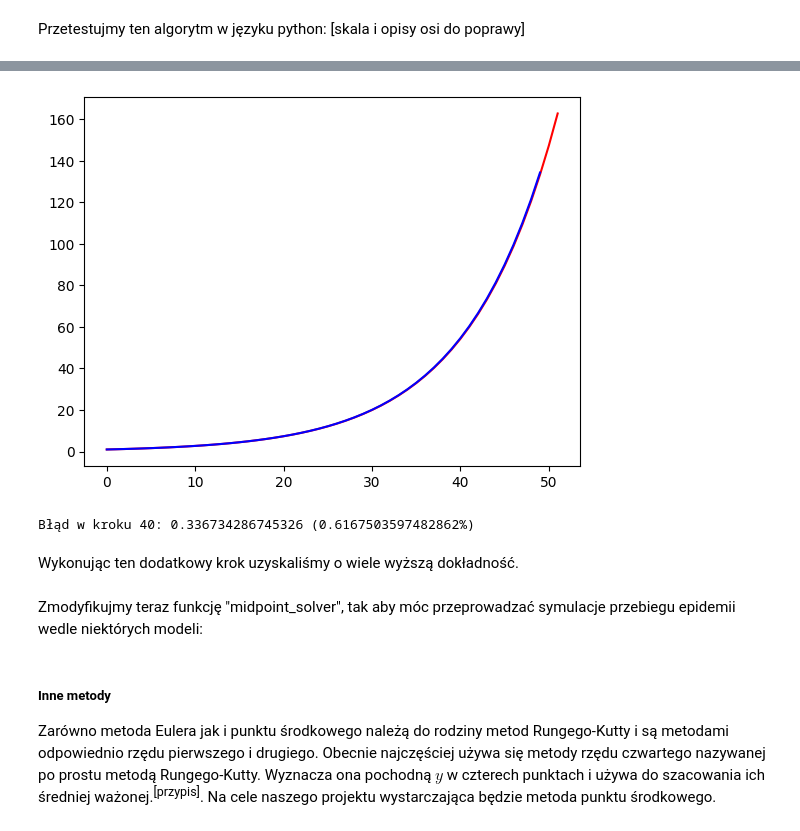
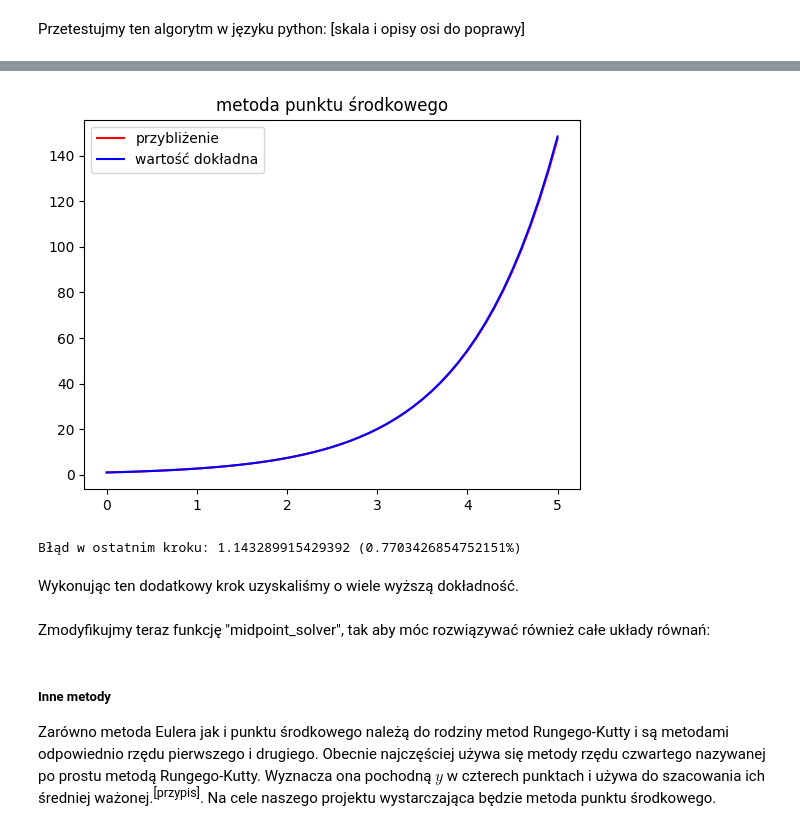
Before and after one commit to aleksanderboberski/rrwt-projekt-seir, a Jupyter notebook: Boberski_Pytel.ipynb, the cells around one changed output, grey strips where cells are left out. Saved outputs shown, nothing was run; the diff lists cells and outputs as text; code cells hidden in the pictures.

```diff
--- a/Boberski_Pytel.ipynb
+++ b/Boberski_Pytel.ipynb
@@ -76,30 +79,33 @@ Zauważmy, że jeśli funkcja jest wklęsła lub wypukła na interwale $h$ (dla
 # %%
 def midpoint_demo(f, y0, tlim, step = 0.1): #taka sama konwencja jak w euler_solver
     y, t = [y0], 0 #lista przybliżonych wartości, czas
-    while t < tlim:
+    while t < tlim-step:
         dy = f(t, y[-1]) #przybliżenie punktu środkowego metodą Eulera
         midpoint = y[-1] + (dy*(step/2))
 
         dy = f(t+(step/2), midpoint) #pochodna w punkcie środkowym
-        y.append(y[-1] + (dy*step)) #przybliżenie wartości y za pomocą pochodnej w punkcie środkowym
+        y.append(y[-1] + (dy*step)) #przybliżenie kolejnej wartości y za pomocą pochodnej w punkcie środkowym
 
         t += step
     return y
 
+T = [t/10 for t in range (51)]
 y1 = midpoint_demo(lambda t, y: y, 1, 5) #równanie y'=y, y0=1
-y2 = [e**(t/10) for t in range(50)] #rozwiązanie analityczne czyli e^t
+y2 = [e**t for t in T] #rozwiązanie analityczne czyli e^t
 
-plt.plot(y1, color='red')
-plt.plot(y2, color='blue')
+plt.title("metoda punktu środkowego")
+plt.plot(T, y1, color='red', label='przybliżenie')
+plt.plot(T, y2, color='blue', label='wartość dokładna')
+plt.legend()
 plt.show()
-print(f"Błąd w kroku 40: {y2[40]-y1[40]} ({ ((y2[40]-y1[40]) / y2[40])*100 }%)")
+print(f"Błąd w ostatnim kroku: {y2[50]-y1[50]} ({ ((y2[50]-y1[50]) / y2[50])*100 }%)")
 # %% [output]
-[figure, old version]
+[figure, new version]
-Błąd w kroku 40: 0.336734286745326 (0.6167503597482862%)
+Błąd w ostatnim kroku: 1.143289915429392 (0.7703426854752151%)
 # %% [markdown]
 Wykonując ten dodatkowy krok uzyskaliśmy o wiele wyższą dokładność.
 # %% [markdown]
-<p1>Zmodyfikujmy teraz funkcję "midpoint_solver", tak aby móc przeprowadzać symulacje przebiegu epidemii wedle niektórych modeli:</p1>
+<p1>Zmodyfikujmy teraz funkcję "midpoint_solver", tak aby móc rozwiązywać również całe układy równań:</p1>
 # %%
 def midpoint_solver(f, y0, tlim, step = 0.1): #teraz każdy y to wektor [a,b,c,...], f(t,y) zwraca wektor pochodnych każdej współrzędnej
     y, t = [y0], 0
```
Also changed, not shown: parts of 11 cells of this notebook, 2 other files.
